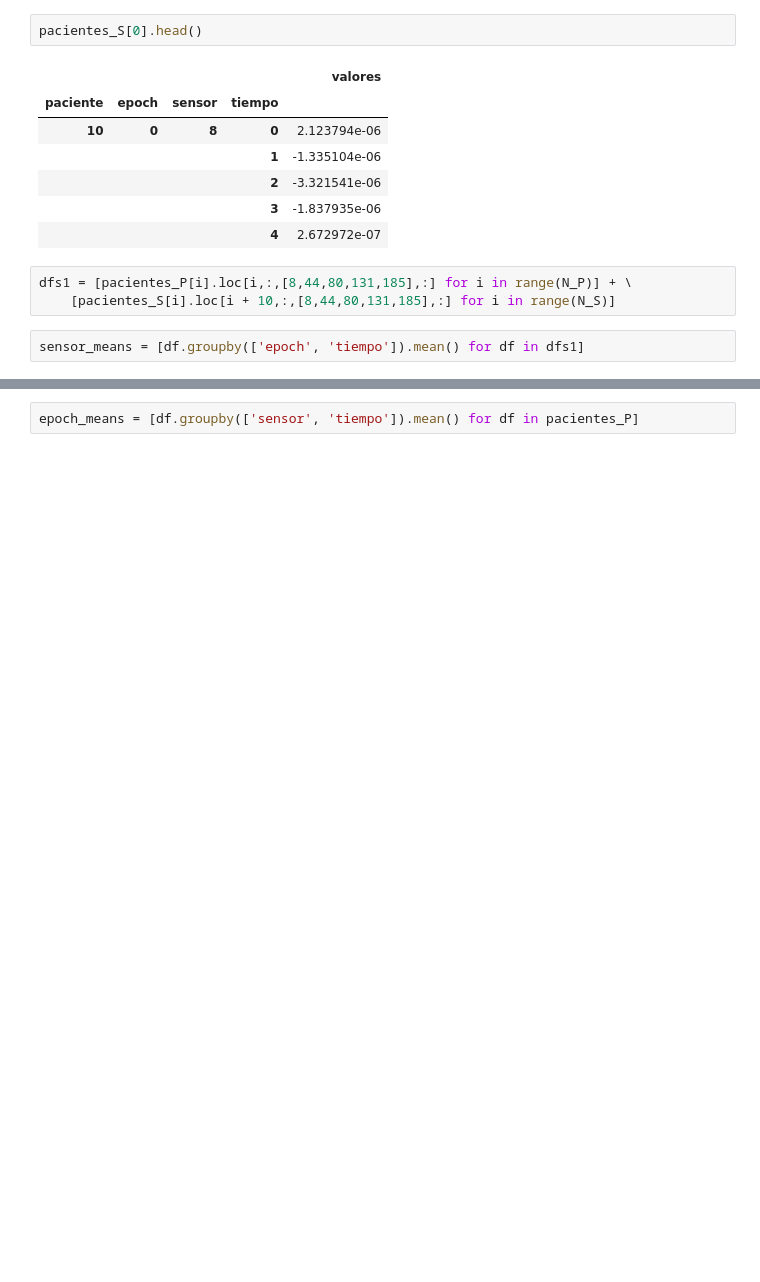
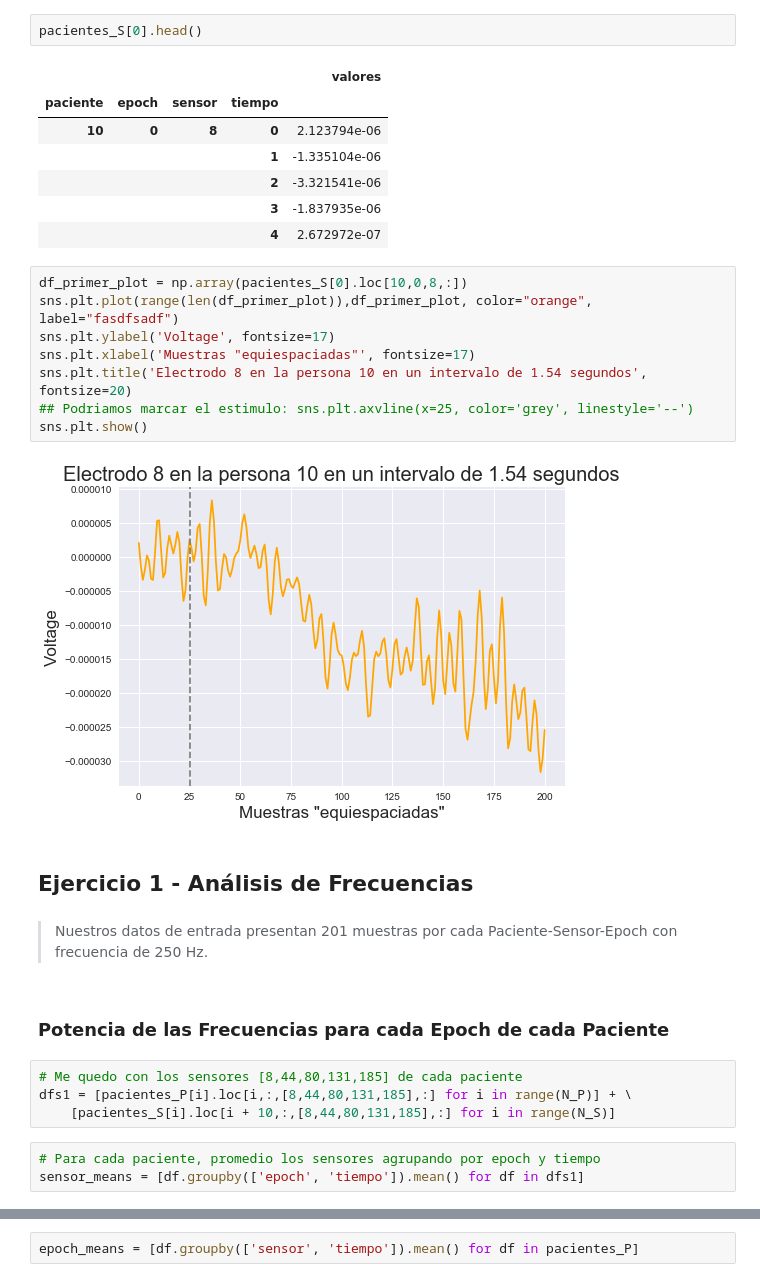
Before and after one commit to BrianBohe/DataScienceCourse, a Jupyter notebook: tp2/resolucion.ipynb, the cells around one changed output, grey strips where cells are left out. Drawn from its saved outputs; the diff is of its cells as text; blank space fills up the shorter version.

```diff
--- a/tp2/resolucion.ipynb
+++ b/tp2/resolucion.ipynb
@@ -33,9 +54,29 @@ pacientes_S[0].head()
 |  |  |  | 2 | -3.321541e-06 |
 |  |  |  | 3 | -1.837935e-06 |
 |  |  |  | 4 | 2.672972e-07 |
+# %%
+df_primer_plot = np.array(pacientes_S[0].loc[10,0,8,:])
+sns.plt.plot(range(len(df_primer_plot)),df_primer_plot, color="orange", label="fasdfsadf")
+sns.plt.ylabel('Voltage', fontsize=17)
+sns.plt.xlabel('Muestras "equiespaciadas"', fontsize=17)
+sns.plt.title('Electrodo 8 en la persona 10 en un intervalo de 1.54 segundos', fontsize=20)
+## Podriamos marcar el estimulo: sns.plt.axvline(x=25, color='grey', linestyle='--')
+sns.plt.show()
+# %% [output]
+[figure, added]
+# %% [markdown]
+<h2>Ejercicio 1 - Análisis de Frecuencias</h2>
+# %% [markdown]
+<blockquote>
+    <p>Nuestros datos de entrada presentan 201 muestras por cada Paciente-Sensor-Epoch con frecuencia de 250 Hz.
+</blockquote>
+# %% [markdown]
+<h3>Potencia de las Frecuencias para cada Epoch de cada Paciente</h3>
 # %%
+# Me quedo con los sensores [8,44,80,131,185] de cada paciente
 dfs1 = [pacientes_P[i].loc[i,:,[8,44,80,131,185],:] for i in range(N_P)] + \
     [pacientes_S[i].loc[i + 10,:,[8,44,80,131,185],:] for i in range(N_S)]
 # %%
+# Para cada paciente, promedio los sensores agrupando por epoch y tiempo
 sensor_means = [df.groupby(['epoch', 'tiempo']).mean() for df in dfs1]
 # %%
```
Also changed, not shown: parts of 12 cells of this notebook.
